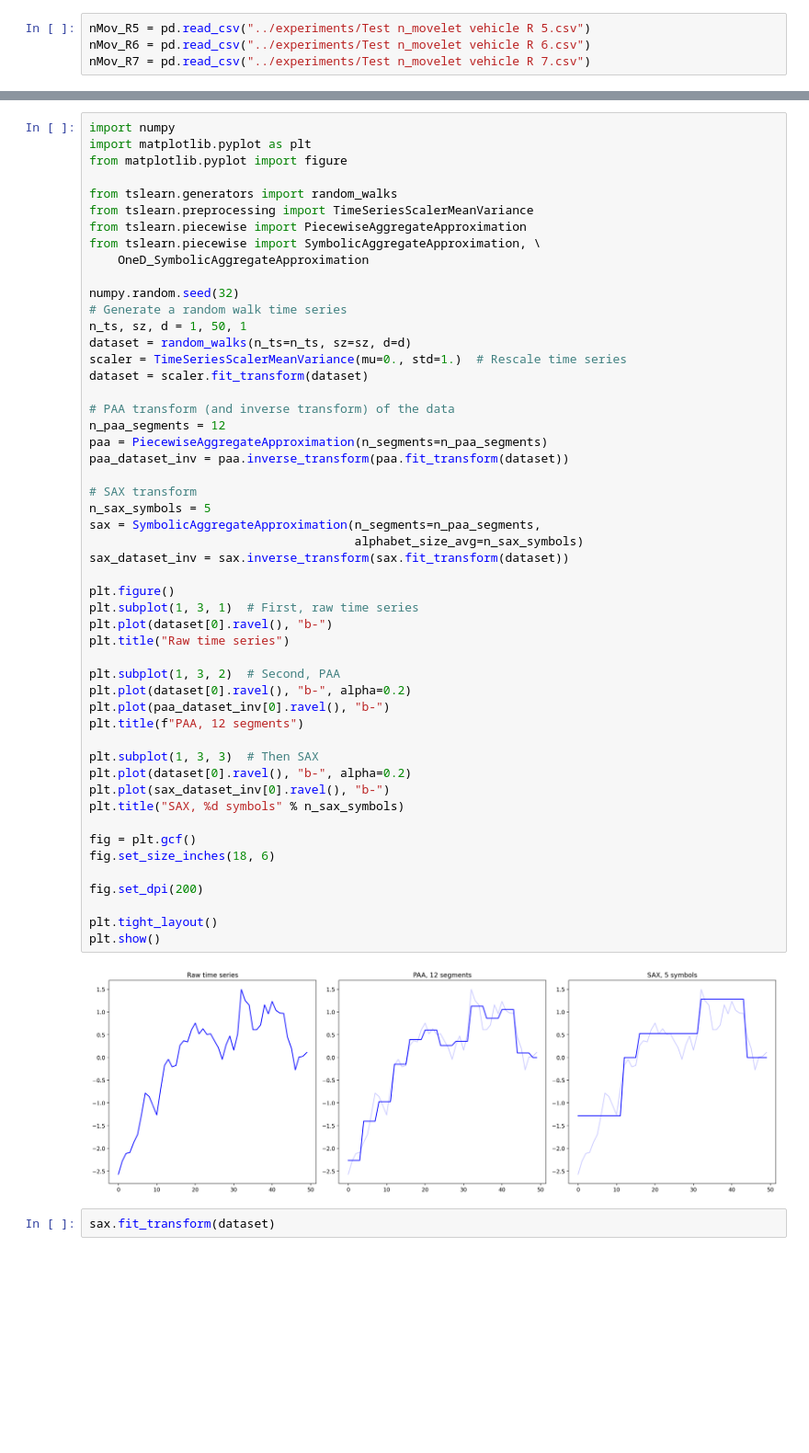
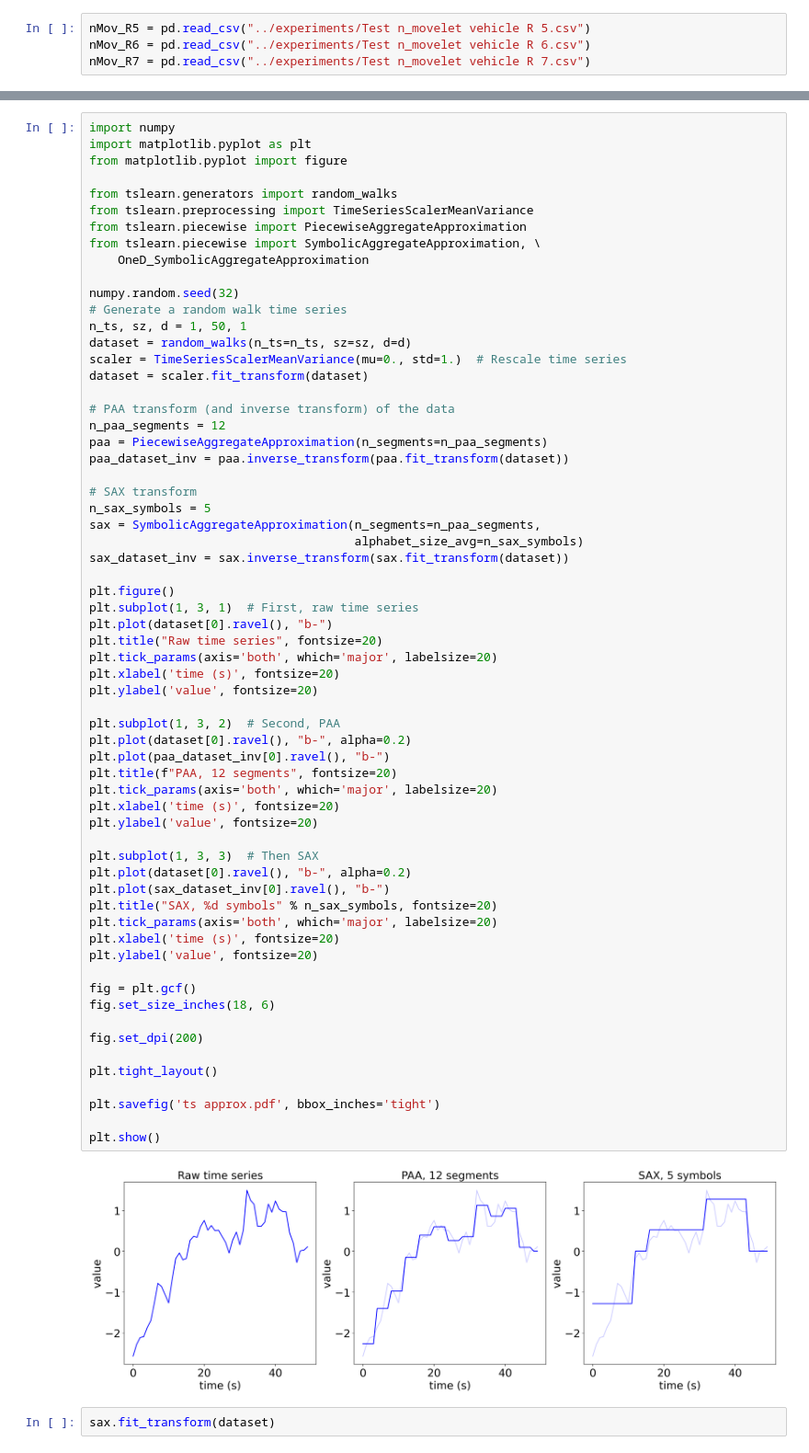
Before and after one commit to cri98li/cri98tj, a Jupyter notebook: Notebooks per grafici/Confronti nostri modelli.ipynb, the cells around one changed output, grey strips where cells are left out. Shown at 92% size. Drawn from its saved outputs; the diff is of its cells as text; blank space fills up the shorter version.

```diff
--- a/Notebooks per grafici/Confronti nostri modelli.ipynb
+++ b/Notebooks per grafici/Confronti nostri modelli.ipynb
@@ -164,37 +180,49 @@ dataset = scaler.fit_transform(dataset)
 n_paa_segments = 12
 paa = PiecewiseAggregateApproximation(n_segments=n_paa_segments)
 paa_dataset_inv = paa.inverse_transform(paa.fit_transform(dataset))
 
 # SAX transform
 n_sax_symbols = 5
 sax = SymbolicAggregateApproximation(n_segments=n_paa_segments,
                                      alphabet_size_avg=n_sax_symbols)
 sax_dataset_inv = sax.inverse_transform(sax.fit_transform(dataset))
 
 plt.figure()
 plt.subplot(1, 3, 1)  # First, raw time series
 plt.plot(dataset[0].ravel(), "b-")
-plt.title("Raw time series")
+plt.title("Raw time series", fontsize=20)
+plt.tick_params(axis='both', which='major', labelsize=20)
+plt.xlabel('time (s)', fontsize=20)
+plt.ylabel('value', fontsize=20)
 
 plt.subplot(1, 3, 2)  # Second, PAA
 plt.plot(dataset[0].ravel(), "b-", alpha=0.2)
 plt.plot(paa_dataset_inv[0].ravel(), "b-")
-plt.title(f"PAA, 12 segments")
+plt.title(f"PAA, 12 segments", fontsize=20)
+plt.tick_params(axis='both', which='major', labelsize=20)
+plt.xlabel('time (s)', fontsize=20)
+plt.ylabel('value', fontsize=20)
 
 plt.subplot(1, 3, 3)  # Then SAX
 plt.plot(dataset[0].ravel(), "b-", alpha=0.2)
 plt.plot(sax_dataset_inv[0].ravel(), "b-")
-plt.title("SAX, %d symbols" % n_sax_symbols)
+plt.title("SAX, %d symbols" % n_sax_symbols, fontsize=20)
+plt.tick_params(axis='both', which='major', labelsize=20)
+plt.xlabel('time (s)', fontsize=20)
+plt.ylabel('value', fontsize=20)
 
 fig = plt.gcf()
 fig.set_size_inches(18, 6)
 
 fig.set_dpi(200)
 
 plt.tight_layout()
+
+plt.savefig('ts approx.pdf', bbox_inches='tight')
+
 plt.show()
 # %% [output]
-[figure, old version]
+[figure, new version]
 # %%
 sax.fit_transform(dataset)
 # %% [output]
```
Also changed, not shown: parts of 11 cells of this notebook, 46 other files.
